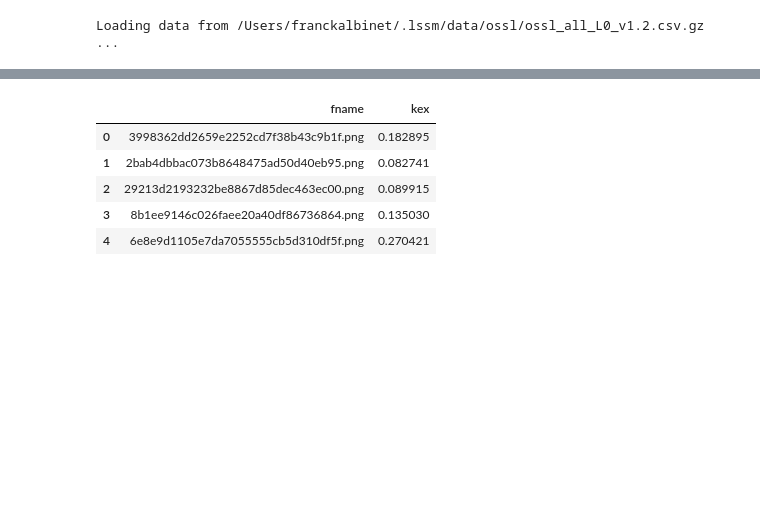
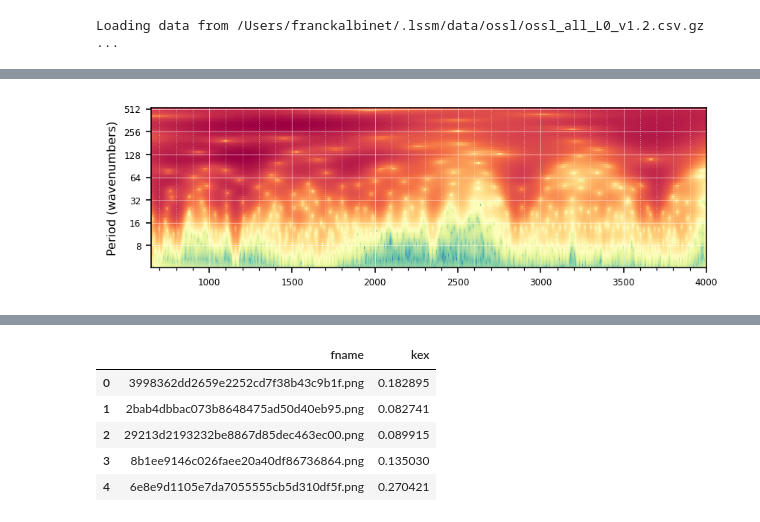
Before and after one commit to franckalbinet/uhina, a Jupyter notebook: nbs/02_wavelets.ipynb, the cells around one changed output, grey strips where cells are left out. Saved outputs shown, nothing was run; the diff lists cells and outputs as text; code cells hidden in the pictures; blank space fills up the shorter version.

```diff
--- a/nbs/02_wavelets.ipynb
+++ b/nbs/02_wavelets.ipynb
@@ -292,3 +254,5 @@ plot_cwt(CWT(X_trans[1, :])(), wavenumbers=wavenumbers,
 # %%
 #| eval: false
-plot_cwt(CWT(X_trans[0, :])(), wavenumbers=wavenumbers, levels=other)
+plot_cwt(CWT(X_trans[0, :])(), wavenumbers=wavenumbers, cmap=plt.cm.Spectral_r)
+# %% [output]
+[figure, added]
```
Also changed, not shown: parts of 14 cells of this notebook, 11 other files.
